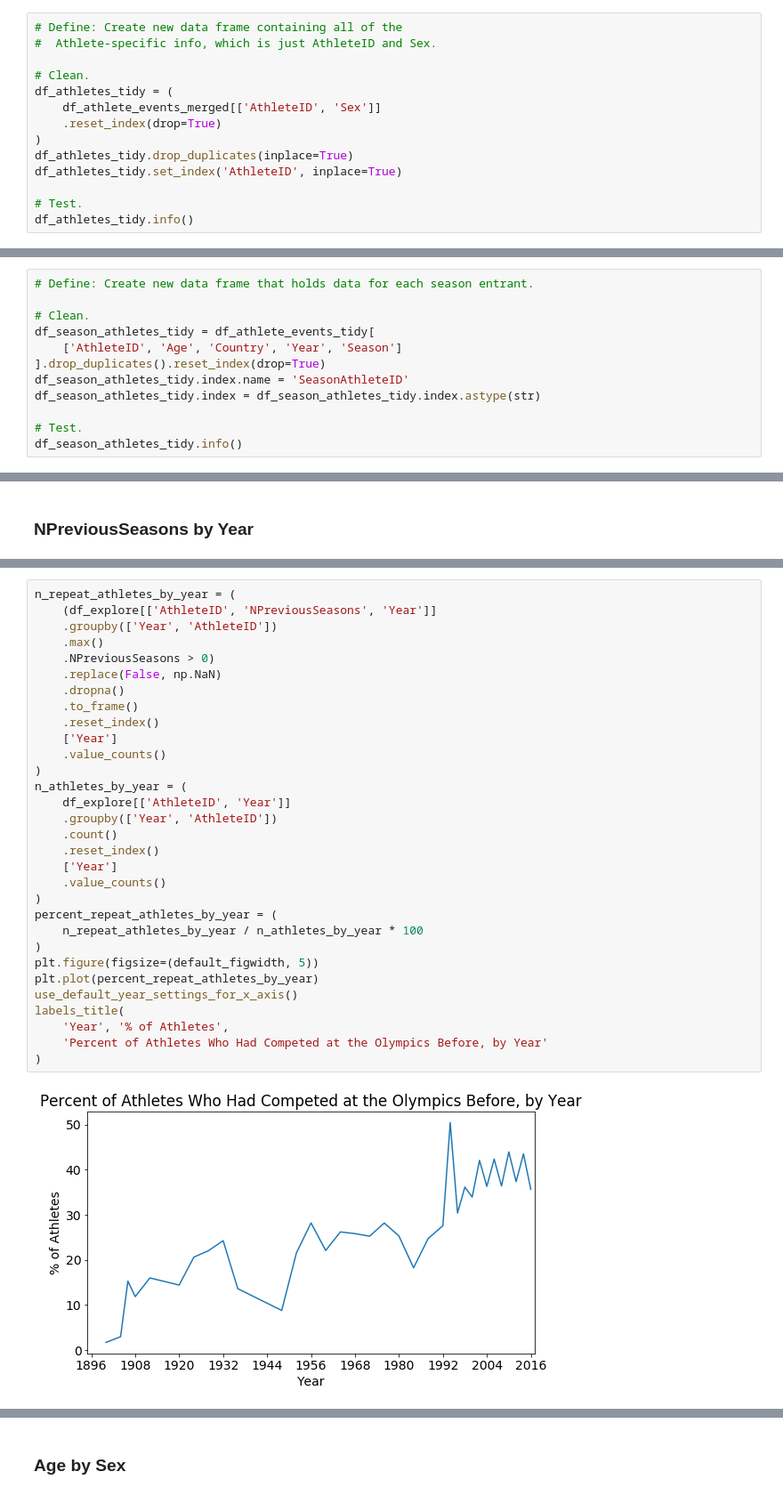
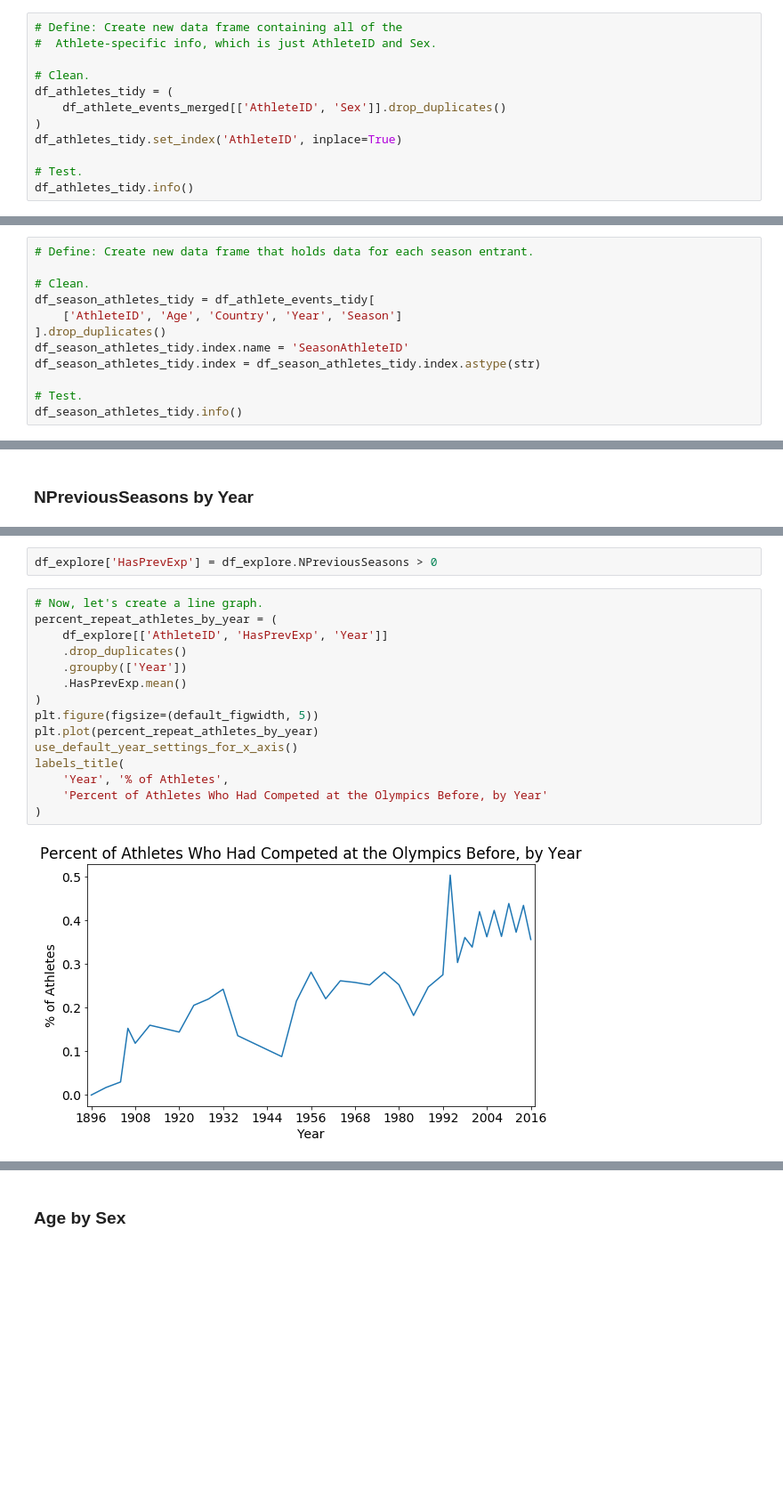
Before and after one commit to davidkobilnyk/OlympicAgeTrends, a Jupyter notebook: olympic_age_trends/exploratory.ipynb, the cells around one changed output, grey strips where cells are left out. Shown at 89% size. Cells and saved outputs as stored; diff of their text form; blank space fills up the shorter version.

```diff
--- a/olympic_age_trends/exploratory.ipynb
+++ b/olympic_age_trends/exploratory.ipynb
@@ -910,10 +917,8 @@ Now, note that `Sex`, `Age`, `Country`, `Year`, and `Season` values get repeated
 
 # Clean.
 df_athletes_tidy = (
-    df_athlete_events_merged[['AthleteID', 'Sex']]
-    .reset_index(drop=True)
+    df_athlete_events_merged[['AthleteID', 'Sex']].drop_duplicates()
 )
-df_athletes_tidy.drop_duplicates(inplace=True)
 df_athletes_tidy.set_index('AthleteID', inplace=True)
 
 # Test.
@@ -955,7 +960,7 @@ Since `Age`, `Country`, `Year`, and `Season` are unique to each Athlete/Season c
 # Clean.
 df_season_athletes_tidy = df_athlete_events_tidy[
     ['AthleteID', 'Age', 'Country', 'Year', 'Season']
-].drop_duplicates().reset_index(drop=True)
+].drop_duplicates()
 df_season_athletes_tidy.index.name = 'SeasonAthleteID'
 df_season_athletes_tidy.index = df_season_athletes_tidy.index.astype(str)
 
@@ -1592,34 +1567,20 @@ There was extreme marginalization of women in the early days of the Olympics; ho
+# %%
+df_explore['HasPrevExp'] = df_explore.NPreviousSeasons > 0
 # %%
-n_repeat_athletes_by_year = (
-    (df_explore[['AthleteID', 'NPreviousSeasons', 'Year']]
-    .groupby(['Year', 'AthleteID'])
-    .max()
-    .NPreviousSeasons > 0)
-    .replace(False, np.NaN)
-    .dropna()
-    .to_frame()
-    .reset_index()
-    ['Year']
-    .value_counts()
-)
-n_athletes_by_year = (
-    df_explore[['AthleteID', 'Year']]
-    .groupby(['Year', 'AthleteID'])
-    .count()
-    .reset_index()
-    ['Year']
-    .value_counts()
-)
+# Now, let's create a line graph.
 percent_repeat_athletes_by_year = (
-    n_repeat_athletes_by_year / n_athletes_by_year * 100
+    df_explore[['AthleteID', 'HasPrevExp', 'Year']]
+    .drop_duplicates()
+    .groupby(['Year'])
+    .HasPrevExp.mean()
 )
 plt.figure(figsize=(default_figwidth, 5))
 plt.plot(percent_repeat_athletes_by_year)
 use_default_year_settings_for_x_axis()
 labels_title(
     'Year', '% of Athletes',
     'Percent of Athletes Who Had Competed at the Olympics Before, by Year'
 )
 # %% [output]
-[figure, old version]
+[figure, new version]
 # %% [markdown]
```
Also changed, not shown: parts of 77 cells of this notebook, 4 other files.
